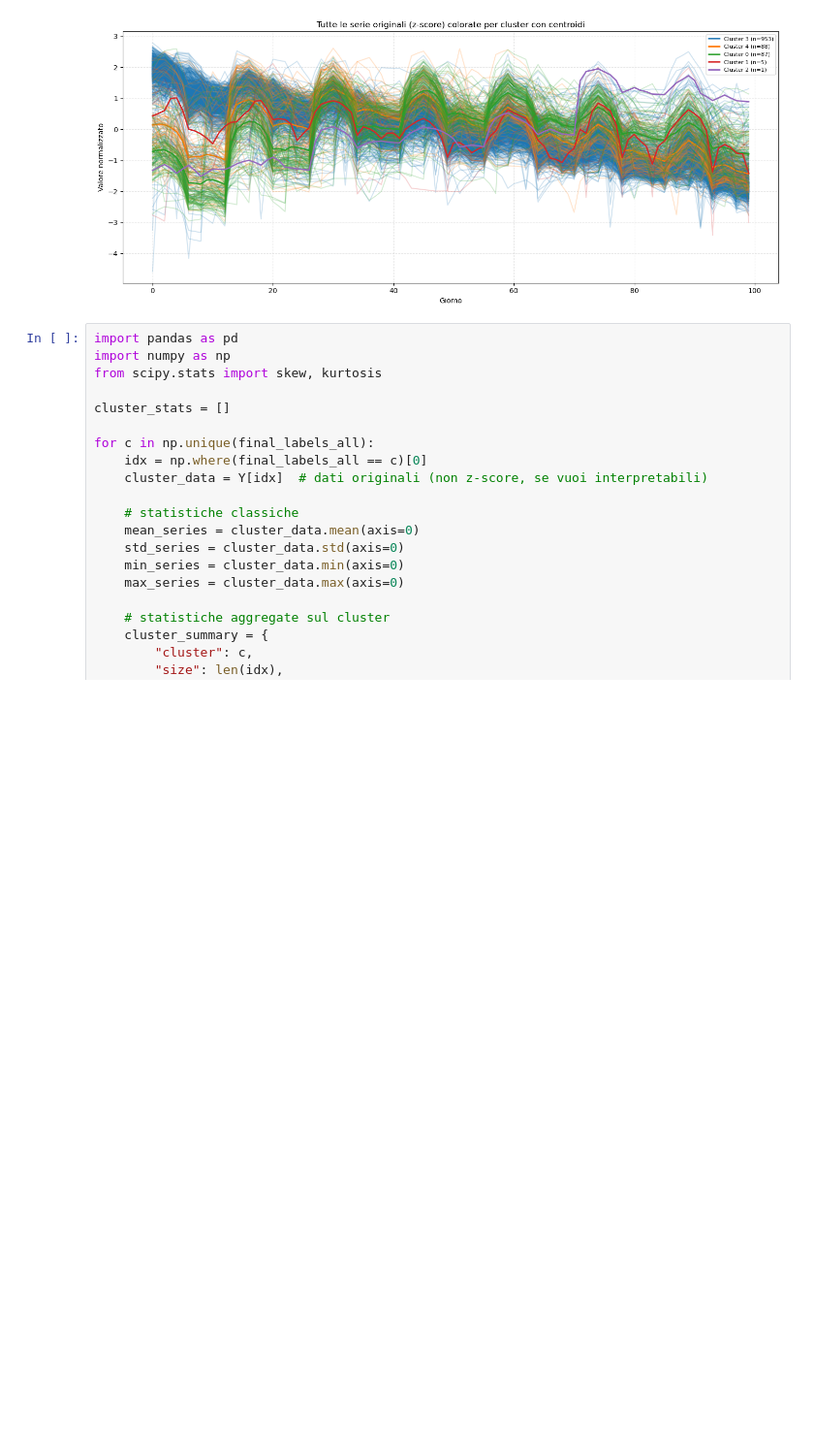
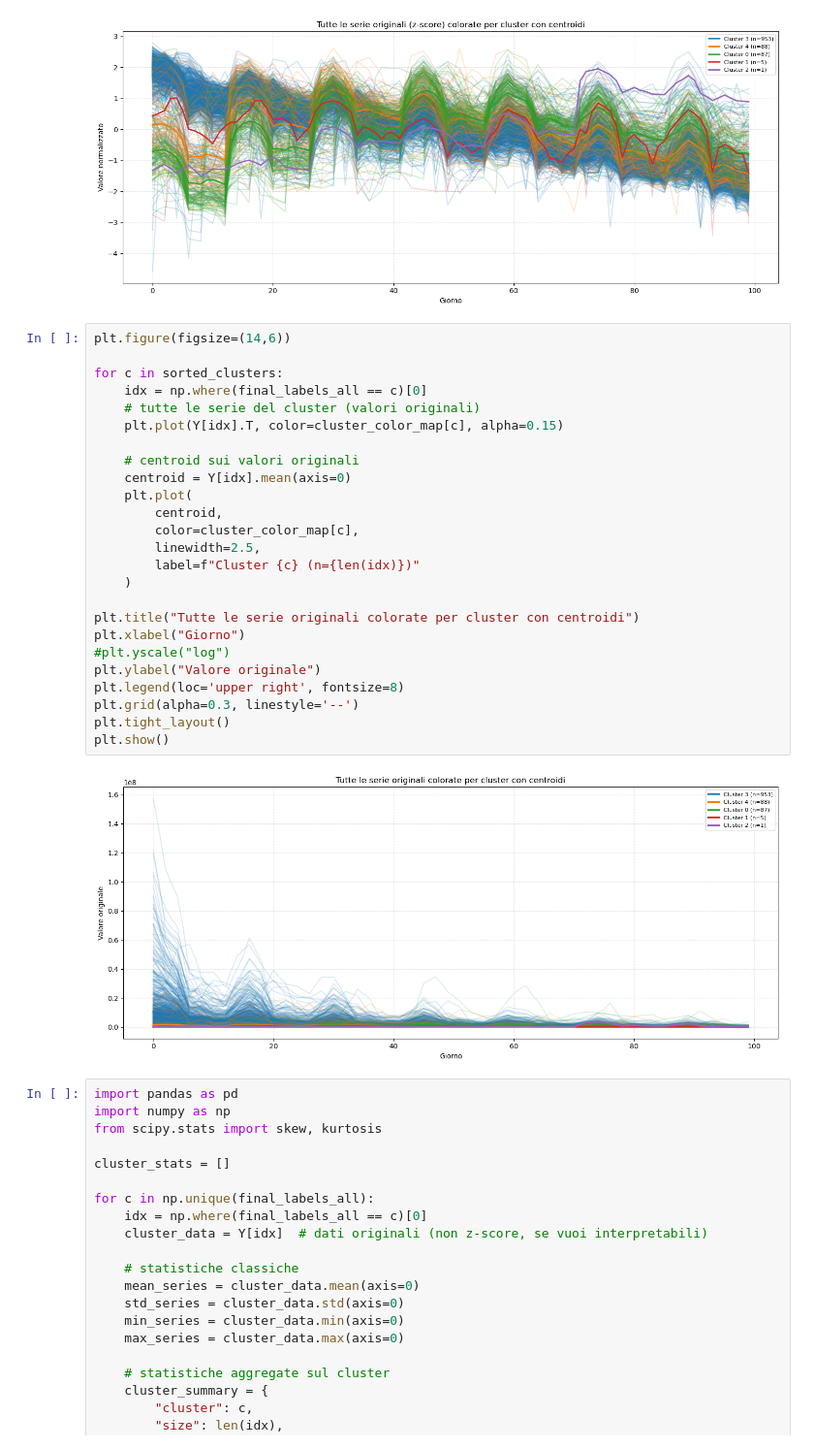
Before and after one commit to ChefBB/dm2_project, a Jupyter notebook: TS/clustering_ts.ipynb, the cells around one changed output. Shown at 97% size. Saved outputs shown, nothing was run; the diff lists cells and outputs as text; blank space fills up the shorter version.

Commit message:
clusters description

```diff
--- a/TS/clustering_ts.ipynb
+++ b/TS/clustering_ts.ipynb
@@ -552,6 +552,33 @@ plt.tight_layout()
 plt.show()
 # %% [output]
 [figure]
+# %%
+plt.figure(figsize=(14,6))
+
+for c in sorted_clusters:
+    idx = np.where(final_labels_all == c)[0]
+    # tutte le serie del cluster (valori originali)
+    plt.plot(Y[idx].T, color=cluster_color_map[c], alpha=0.15)
+
+    # centroid sui valori originali
+    centroid = Y[idx].mean(axis=0)
+    plt.plot(
+        centroid,
+        color=cluster_color_map[c],
+        linewidth=2.5,
+        label=f"Cluster {c} (n={len(idx)})"
+    )
+
+plt.title("Tutte le serie originali colorate per cluster con centroidi")
+plt.xlabel("Giorno")
+#plt.yscale("log")
+plt.ylabel("Valore originale")
+plt.legend(loc='upper right', fontsize=8)
+plt.grid(alpha=0.3, linestyle='--')
+plt.tight_layout()
+plt.show()
+# %% [output]
+[figure, added]
 # %%
 import pandas as pd
 import numpy as np
```
Also changed, not shown: parts of 2 cells of this notebook, 2 other files.
